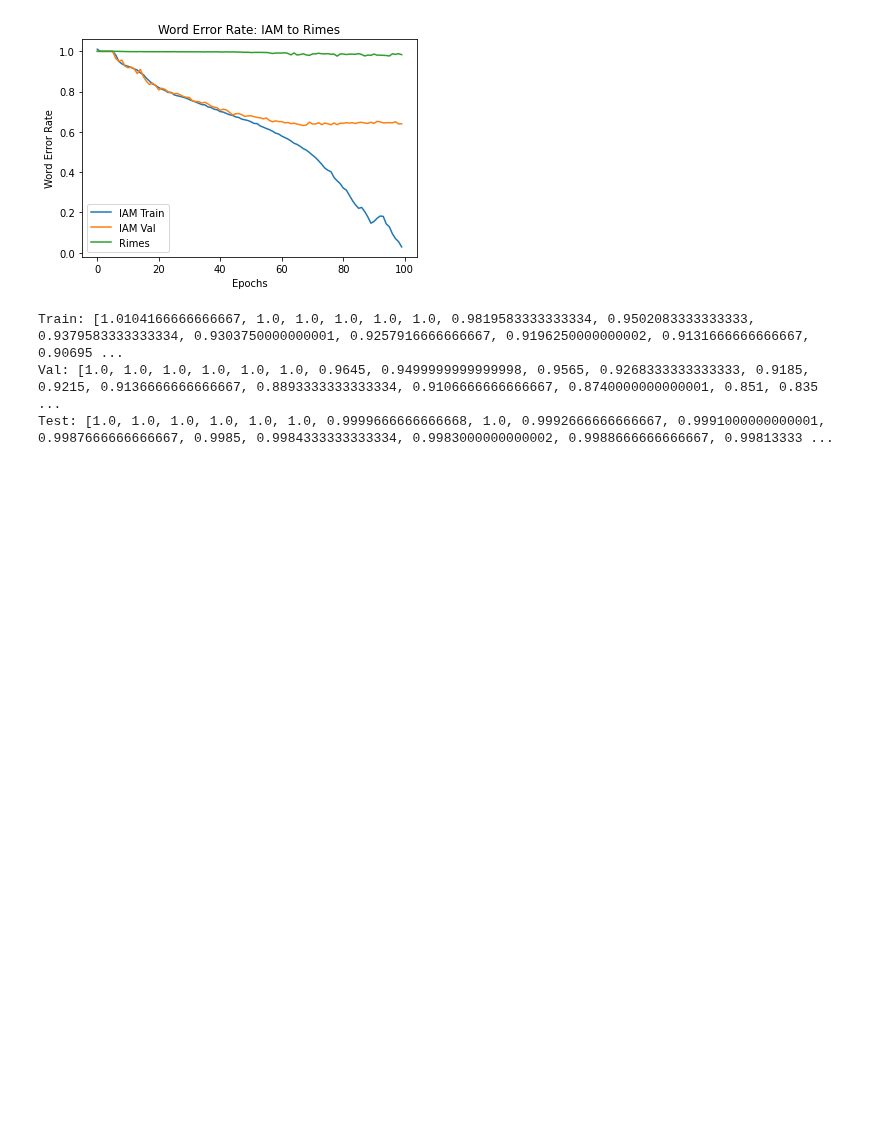
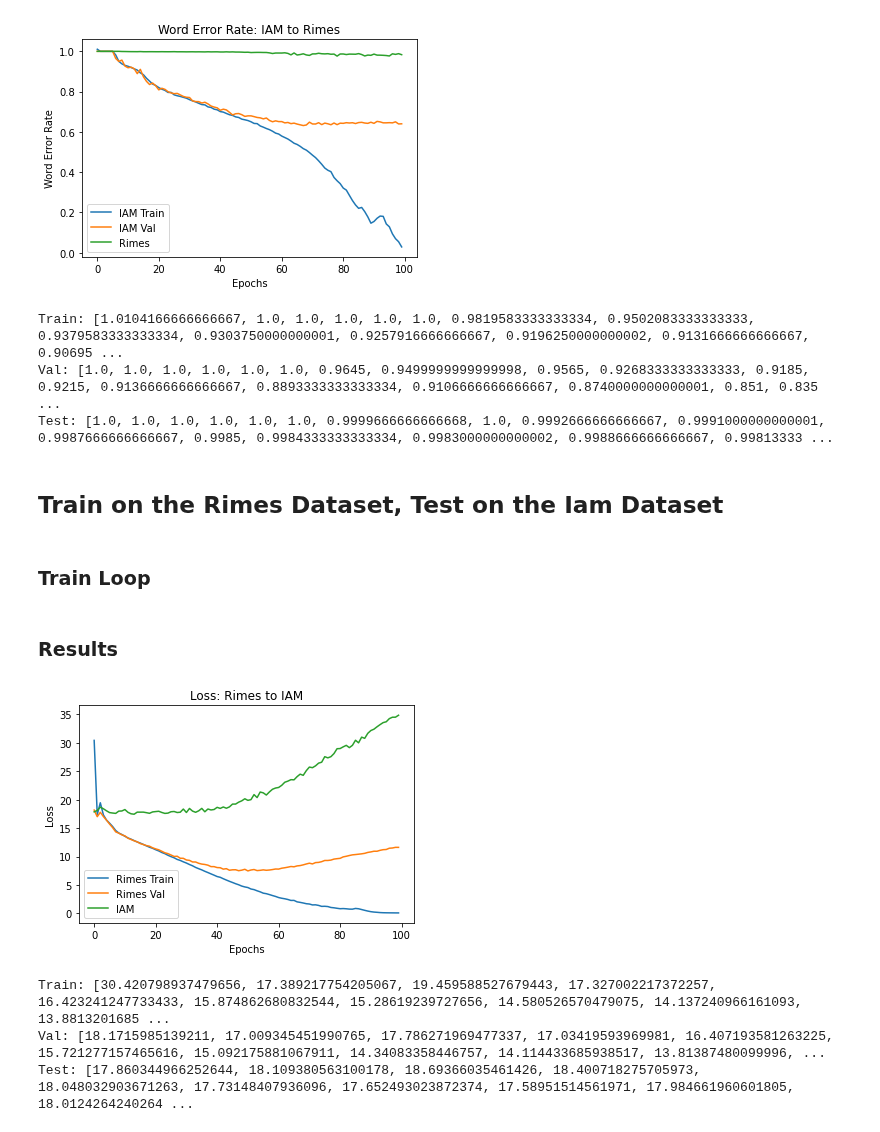
Before and after one commit to ericburdett/cs601r-dl, a Jupyter notebook: tl.ipynb, the cells around one changed output. Cells and saved outputs as stored; diff of their text form; code cells hidden in the pictures; blank space fills up the shorter version.

Commit message:
Produced baseline results from rimes to iam

```diff
--- a/tl.ipynb
+++ b/tl.ipynb
@@ -642,3 +642,37 @@ print('Test:', iam_to_rimes_wers[2])
 Train: [1.0104166666666667, 1.0, 1.0, 1.0, 1.0, 1.0, 0.9819583333333334, 0.9502083333333333, 0.9379583333333334, 0.9303750000000001, 0.9257916666666667, 0.9196250000000002, 0.9131666666666667, 0.90695 ...
 Val: [1.0, 1.0, 1.0, 1.0, 1.0, 1.0, 0.9645, 0.9499999999999998, 0.9565, 0.9268333333333333, 0.9185, 0.9215, 0.9136666666666667, 0.8893333333333334, 0.9106666666666667, 0.8740000000000001, 0.851, 0.835 ...
 Test: [1.0, 1.0, 1.0, 1.0, 1.0, 1.0, 0.9999666666666668, 1.0, 0.9992666666666667, 0.9991000000000001, 0.9987666666666667, 0.9985, 0.9984333333333334, 0.9983000000000002, 0.9988666666666667, 0.99813333 ...
+# %% [markdown]
+## Train on the Rimes Dataset, Test on the Iam Dataset
+# %% [markdown]
+### Train Loop
+# %%
+rimes_dataset = RimesDataset(desired_size=(32, 128), total_imgs=30000)
+
+rimes_train_size = int(.8 * len(rimes_dataset))
+rimes_val_size = len(rimes_dataset) - rimes_train_size
+
+rimes_train_dataset, rimes_val_dataset = torch.utils.data.random_split(rimes_dataset, [rimes_train_size, rimes_val_size])
+
+iam_dataset = IamDataset(desired_size=(32, 128), total_imgs=30000)
+
+rimes_to_iam_recognizer, rimes_to_iam_losses, rimes_to_iam_cers, rimes_to_iam_wers = train(rimes_train_dataset, rimes_val_dataset, iam_dataset)
+# %% [markdown]
+### Results
+# %%
+plt.title('Loss: Rimes to IAM')
+plt.xlabel('Epochs')
+plt.ylabel('Loss')
+plt.plot(rimes_to_iam_losses[0], label='Rimes Train')
+plt.plot(rimes_to_iam_losses[1], label='Rimes Val')
+plt.plot(rimes_to_iam_losses[2], label='IAM')
+plt.legend()
+plt.show()
+print('Train:', rimes_to_iam_losses[0])
+print('Val:', rimes_to_iam_losses[1])
+print('Test:', rimes_to_iam_losses[2])
+# %% [output]
+[figure, added]
+Train: [30.420798937479656, 17.389217754205067, 19.459588527679443, 17.327002217372257, 16.423241247733433, 15.874862680832544, 15.28619239727656, 14.580526570479075, 14.137240966161093, 13.8813201685 ...
+Val: [18.1715985139211, 17.009345451990765, 17.786271969477337, 17.03419593969981, 16.407193581263225, 15.721277157465616, 15.092175881067911, 14.34083358446757, 14.114433685938517, 13.81387480099996, ...
+Test: [17.860344966252644, 18.109380563100178, 18.69366035461426, 18.400718275705973, 18.048032903671263, 17.73148407936096, 17.652493023872374, 17.58951514561971, 17.984661960601805, 18.0124264240264 ...
```
Also changed, not shown: parts of 5 cells of this notebook.
